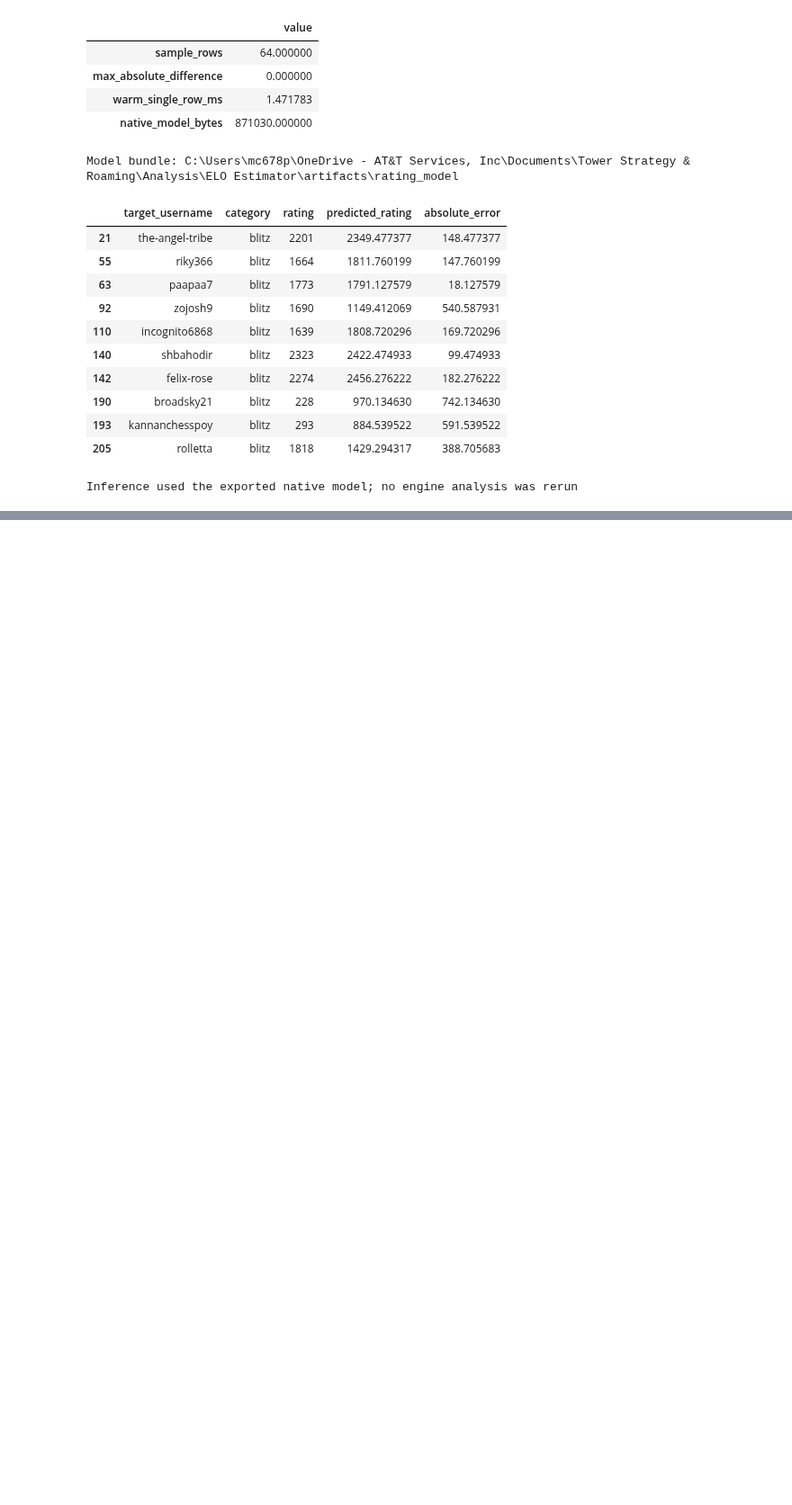
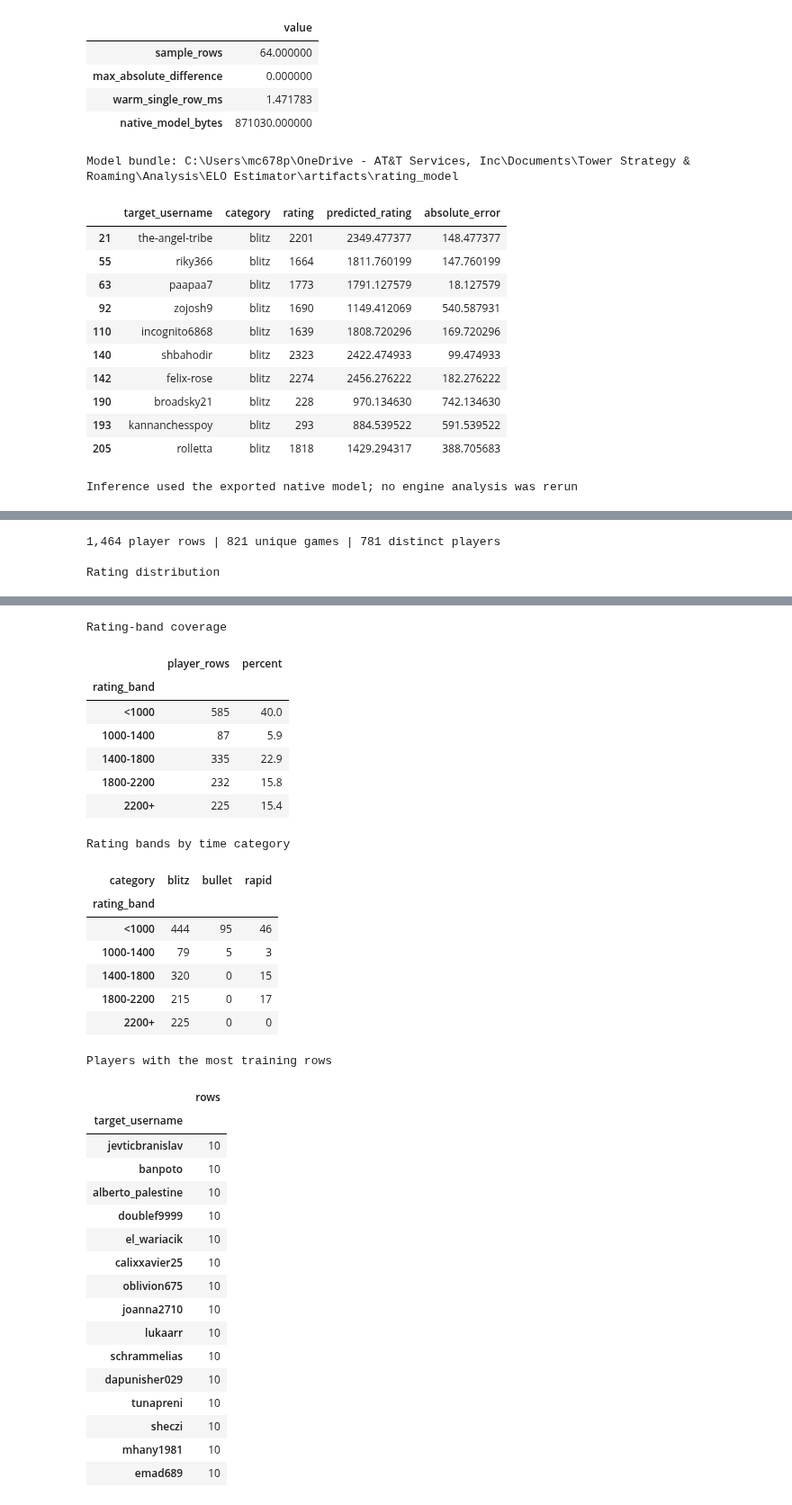
Before and after one commit to MCodrescu/ELO-Estimator, a Jupyter notebook: build_training_data.ipynb, the cells around one changed output, grey strips where cells are left out. Shown at 90% size. Saved outputs shown, nothing was run; the diff lists cells and outputs as text; code cells hidden in the pictures; blank space fills up the shorter version.

Commit message:
Add stratified game selection and training coverage reports

```diff
--- a/build_training_data.ipynb
+++ b/build_training_data.ipynb
@@ -453,0 +477,35 @@ display(comparison)
+# %%
+train = training_rows.loc[
+    training_rows["partition"] == "train"
+].copy()
+train["rating_band"] = rating_bands(train["rating"])
+
+print(
+    f"{len(train):,} player rows | "
+    f"{train['game_id'].nunique():,} unique games | "
+    f"{train['target_username'].nunique():,} distinct players"
+)
+
+print("\nRating distribution")
+display(train["rating"].describe().to_frame("rating"))
+
+print("\nRating-band coverage")
+counts = train["rating_band"].value_counts(sort=False)
+display(pd.DataFrame({
+    "player_rows": counts,
+    "percent": (100 * counts / len(train)).round(1),
+}))
+
+print("\nRating bands by time category")
+display(pd.crosstab(
+    train["rating_band"], train["category"], dropna=False
+))
+
+print("\nPlayers with the most training rows")
+display(
+    train["target_username"].value_counts().head(15).to_frame("rows")
+)
+# %% [output]
+1,464 player rows | 821 unique games | 781 distinct players
+
+Rating distribution
@@ -453,0 +521,34 @@ display(comparison)
+Rating-band coverage
+|  | player_rows | percent |
+| rating_band |  |  |
+| <1000 | 585 | 40.0 |
+| 1000-1400 | 87 | 5.9 |
+| 1400-1800 | 335 | 22.9 |
+| 1800-2200 | 232 | 15.8 |
+| 2200+ | 225 | 15.4 |
+Rating bands by time category
+| category | blitz | bullet | rapid |
+| rating_band |  |  |  |
+| <1000 | 444 | 95 | 46 |
+| 1000-1400 | 79 | 5 | 3 |
+| 1400-1800 | 320 | 0 | 15 |
+| 1800-2200 | 215 | 0 | 17 |
+| 2200+ | 225 | 0 | 0 |
+Players with the most training rows
+|  | rows |
+| target_username |  |
+| jevticbranislav | 10 |
+| banpoto | 10 |
+| alberto_palestine | 10 |
+| doublef9999 | 10 |
+| el_wariacik | 10 |
+| calixxavier25 | 10 |
+| oblivion675 | 10 |
+| joanna2710 | 10 |
+| lukaarr | 10 |
+| schrammelias | 10 |
+| dapunisher029 | 10 |
+| tunapreni | 10 |
+| sheczi | 10 |
+| mhany1981 | 10 |
+| emad689 | 10 |
```
Also changed, not shown: parts of 6 cells of this notebook, 7 other files.
